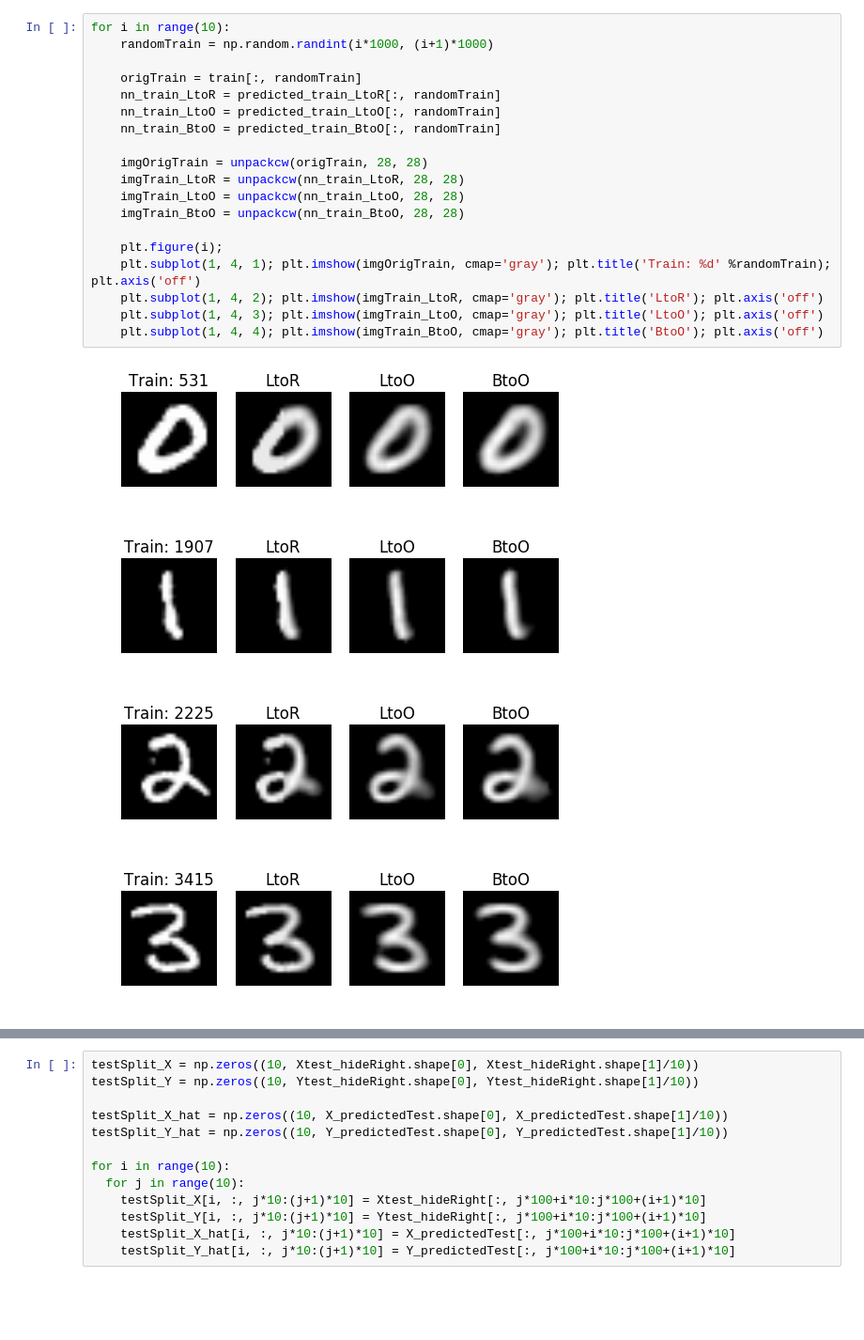
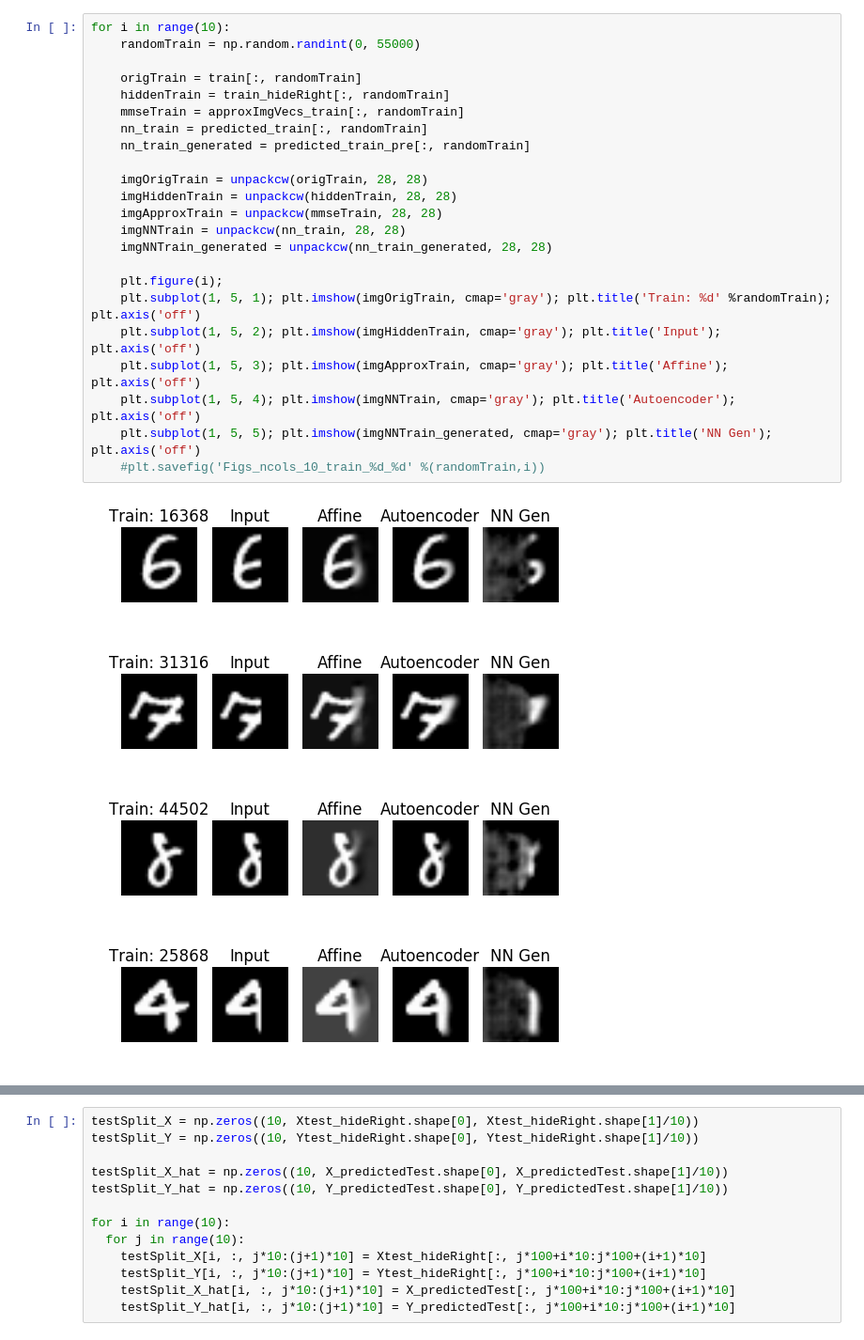
Before and after one commit to dxyang/Thesis, a Jupyter notebook: Autoencoder_columns.ipynb, the cells around one changed output, grey strips where cells are left out. Shown at 94% size. Saved outputs shown, nothing was run; the diff lists cells and outputs as text; blank space fills up the shorter version.

```diff
--- a/Autoencoder_columns.ipynb
+++ b/Autoencoder_columns.ipynb
@@ -331,24 +297,28 @@ Test data: 0.022200
 # %%
 for i in range(10):
-    randomTrain = np.random.randint(i*1000, (i+1)*1000)
+    randomTrain = np.random.randint(0, 55000)
 
     origTrain = train[:, randomTrain]
-    nn_train_LtoR = predicted_train_LtoR[:, randomTrain]
-    nn_train_LtoO = predicted_train_LtoO[:, randomTrain]
-    nn_train_BtoO = predicted_train_BtoO[:, randomTrain]
+    hiddenTrain = train_hideRight[:, randomTrain]
+    mmseTrain = approxImgVecs_train[:, randomTrain]
+    nn_train = predicted_train[:, randomTrain]
+    nn_train_generated = predicted_train_pre[:, randomTrain]
 
     imgOrigTrain = unpackcw(origTrain, 28, 28)
-    imgTrain_LtoR = unpackcw(nn_train_LtoR, 28, 28)
-    imgTrain_LtoO = unpackcw(nn_train_LtoO, 28, 28)
-    imgTrain_BtoO = unpackcw(nn_train_BtoO, 28, 28)
+    imgHiddenTrain = unpackcw(hiddenTrain, 28, 28)
+    imgApproxTrain = unpackcw(mmseTrain, 28, 28)
+    imgNNTrain = unpackcw(nn_train, 28, 28)
+    imgNNTrain_generated = unpackcw(nn_train_generated, 28, 28)
 
     plt.figure(i);
-    plt.subplot(1, 4, 1); plt.imshow(imgOrigTrain, cmap='gray'); plt.title('Train: %d' %randomTrain); plt.axis('off')
-    plt.subplot(1, 4, 2); plt.imshow(imgTrain_LtoR, cmap='gray'); plt.title('LtoR'); plt.axis('off')
-    plt.subplot(1, 4, 3); plt.imshow(imgTrain_LtoO, cmap='gray'); plt.title('LtoO'); plt.axis('off')
-    plt.subplot(1, 4, 4); plt.imshow(imgTrain_BtoO, cmap='gray'); plt.title('BtoO'); plt.axis('off')
+    plt.subplot(1, 5, 1); plt.imshow(imgOrigTrain, cmap='gray'); plt.title('Train: %d' %randomTrain); plt.axis('off')
+    plt.subplot(1, 5, 2); plt.imshow(imgHiddenTrain, cmap='gray'); plt.title('Input'); plt.axis('off')
+    plt.subplot(1, 5, 3); plt.imshow(imgApproxTrain, cmap='gray'); plt.title('Affine'); plt.axis('off')
+    plt.subplot(1, 5, 4); plt.imshow(imgNNTrain, cmap='gray'); plt.title('Autoencoder'); plt.axis('off')
+    plt.subplot(1, 5, 5); plt.imshow(imgNNTrain_generated, cmap='gray'); plt.title('NN Gen'); plt.axis('off')
+    #plt.savefig('Figs_ncols_10_train_%d_%d' %(randomTrain,i))
 # %% [output]
-[figure, old version]
+[figure, new version]
-[figure, old version]
+[figure, new version]
-[figure, old version]
+[figure, new version]
-[figure, old version]
+[figure, new version]
```
Also changed, not shown: parts of 9 cells of this notebook, 4 other files.
